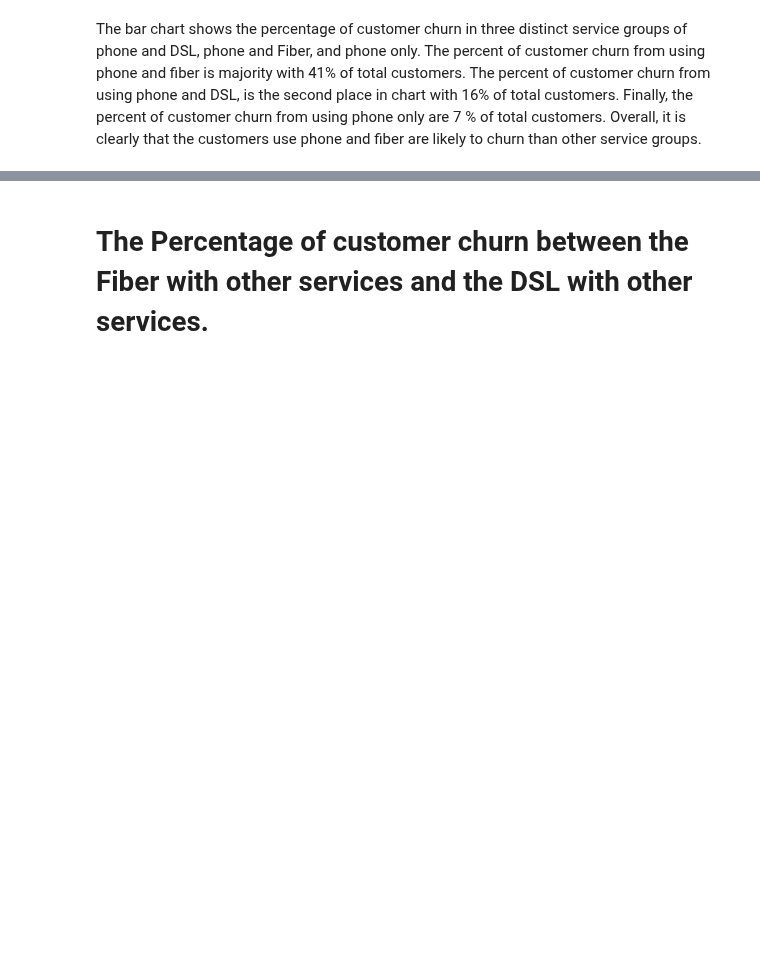
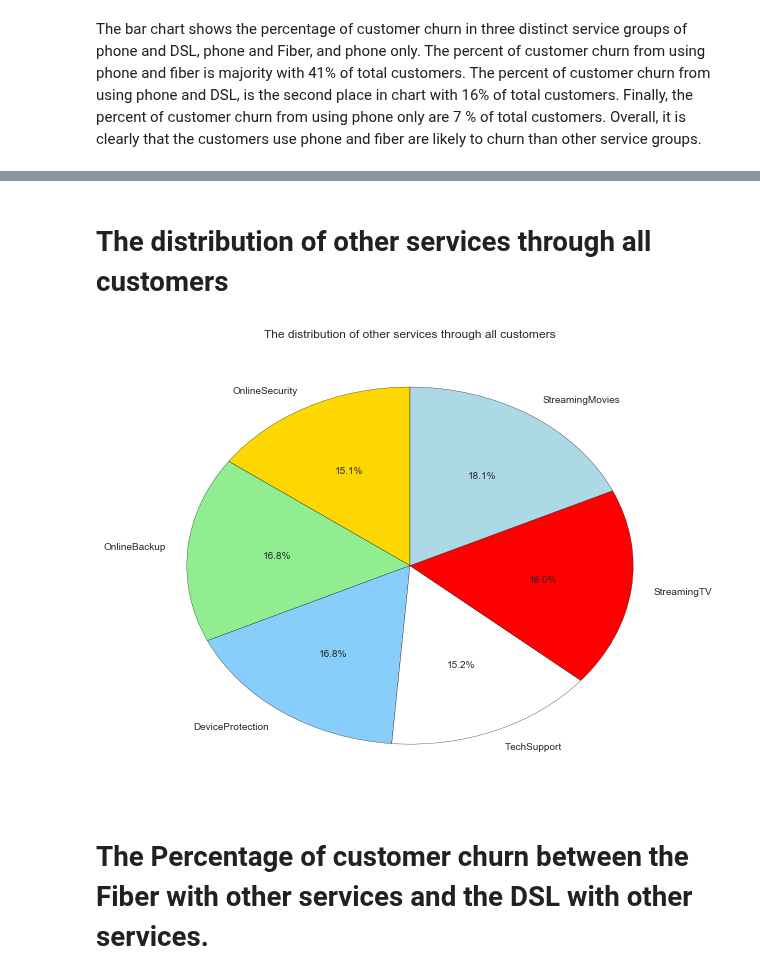
Before and after one commit to vinhpvu/Telco-customer-analytics, a Jupyter notebook: Untitled.ipynb, the cells around one changed output, grey strips where cells are left out. Saved outputs shown, nothing was run; the diff lists cells and outputs as text; code cells hidden in the pictures; blank space fills up the shorter version.

```diff
--- a/Untitled.ipynb
+++ b/Untitled.ipynb
@@ -147,3 +155,23 @@ plt.show()
+# %% [markdown]
+# The distribution of other services through all customers
+# %%
+percent_customer_OnlineSecurity=len(customer[(customer["OnlineSecurity"]==1)])
+percent_customer_OnlineBackup=len(customer[(customer["OnlineBackup"]==1)])
+percent_customer_DeviceProtection=len(customer[(customer["DeviceProtection"]==1)])
+percent_customer_TechSupport=len(customer[(customer["TechSupport"]==1)])
+percent_customer_StreamingTV=len(customer[(customer["StreamingTV"]==1)])
+percent_customer_StreamingMovies=len(customer[(customer["StreamingMovies"]==1)])
+labels = 'OnlineSecurity', 'OnlineBackup', 'DeviceProtection', 'TechSupport','StreamingTV','StreamingMovies'
+sizes = [percent_customer_OnlineSecurity, percent_customer_OnlineBackup, percent_customer_DeviceProtection,
+         percent_customer_TechSupport,percent_customer_StreamingTV,percent_customer_StreamingMovies]
+colors = ['gold', 'lightgreen', 'lightskyblue', 'white','red','lightblue']
+plt.figure(figsize=(10,8))
+
+plt.pie(sizes, labels=labels, colors=colors, startangle=90, autopct='%.1f%%')
+plt.title('The distribution of other services through all customers')
+plt.show()
+# %% [output]
+[figure, added]
 # %% [markdown]
 # The Percentage of customer churn between the Fiber with other services and the DSL with other services.
 # %% [markdown]
```
Also changed, not shown: parts of 12 cells of this notebook.
